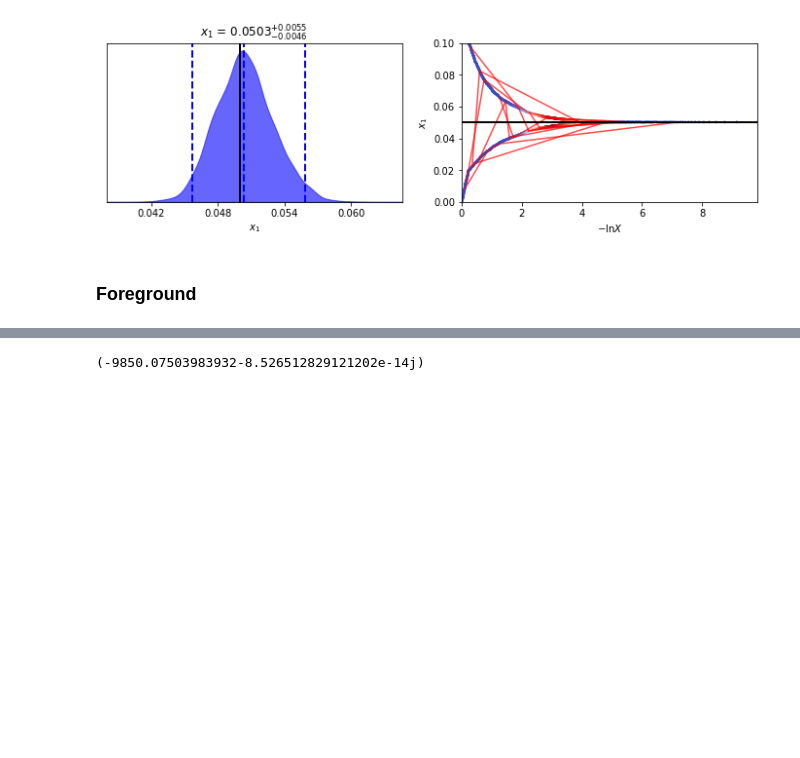
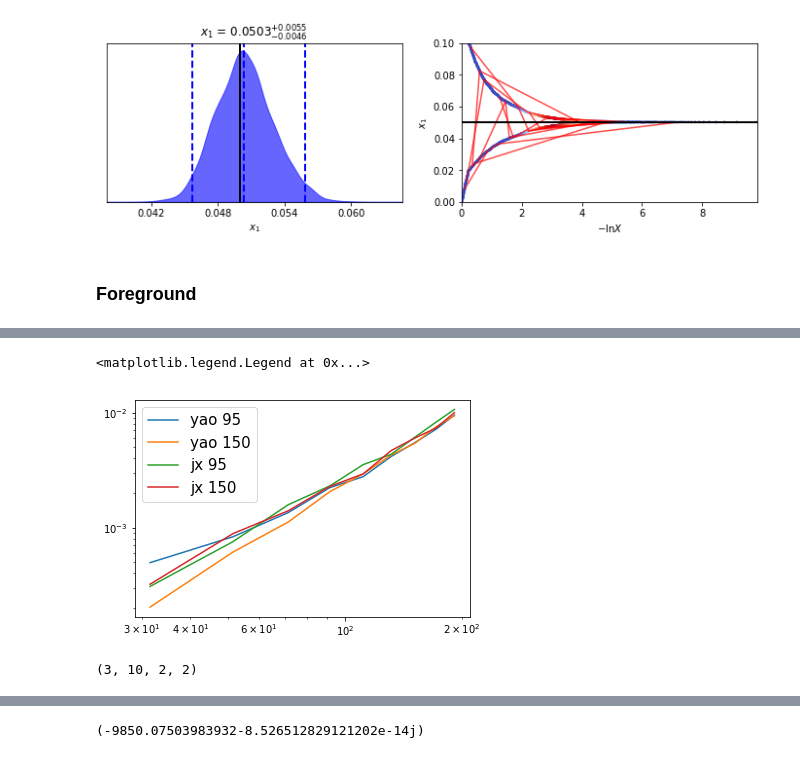
Before and after one commit to YJHelloWorld/Likelihood, a Jupyter notebook: methods.py.ipynb, the cells around one changed output, grey strips where cells are left out. Cells and saved outputs as stored; diff of their text form; code cells hidden in the pictures; blank space fills up the shorter version.

```diff
--- a/methods.py.ipynb
+++ b/methods.py.ipynb
@@ -733,0 +879,13 @@ M_inv_ali = utils.Minv(cov_mat_BB_ali, lbin, nf_ind)
+# %%
+plt.loglog(leff[1:], nl_all_ali[0][2,1:,0,0], label = 'yao 95')
+plt.loglog(leff[1:], nl_all_ali[2,0,1:,1,1], label = 'yao 150')
+plt.loglog(leff[1:], Njx[0][0:9, 0,0], label = 'jx 95')
+plt.loglog(leff[1:], Njx[0][0:9, 1,1], label = 'jx 150')
+plt.legend(fontsize =15)
+# %% [output]
+<matplotlib.legend.Legend at 0x...>
+[figure, added]
+# %%
+ np.mean(nl_all_ali, axis = 0).shape
+# %% [output]
+(3, 10, 2, 2)
```
Also changed, not shown: parts of 88 cells of this notebook.
